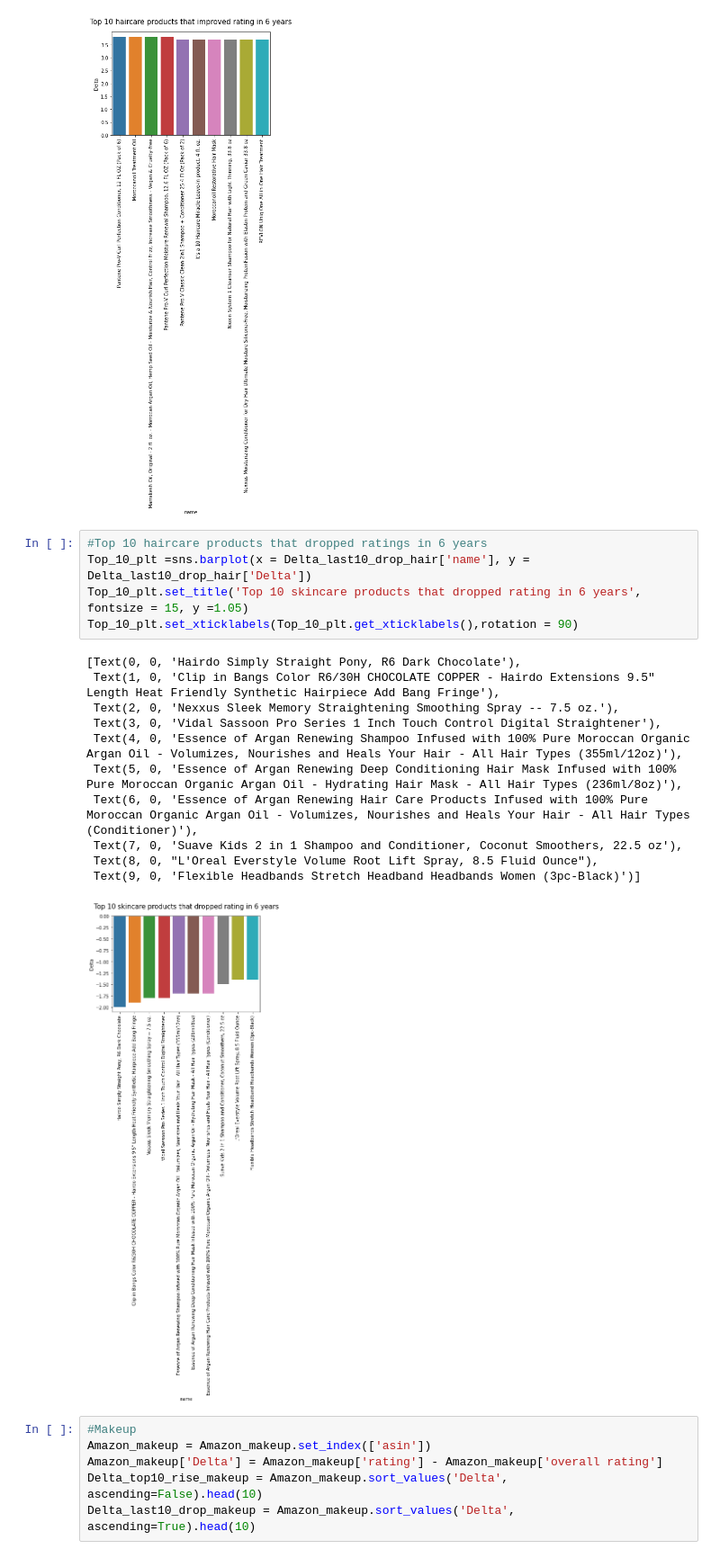
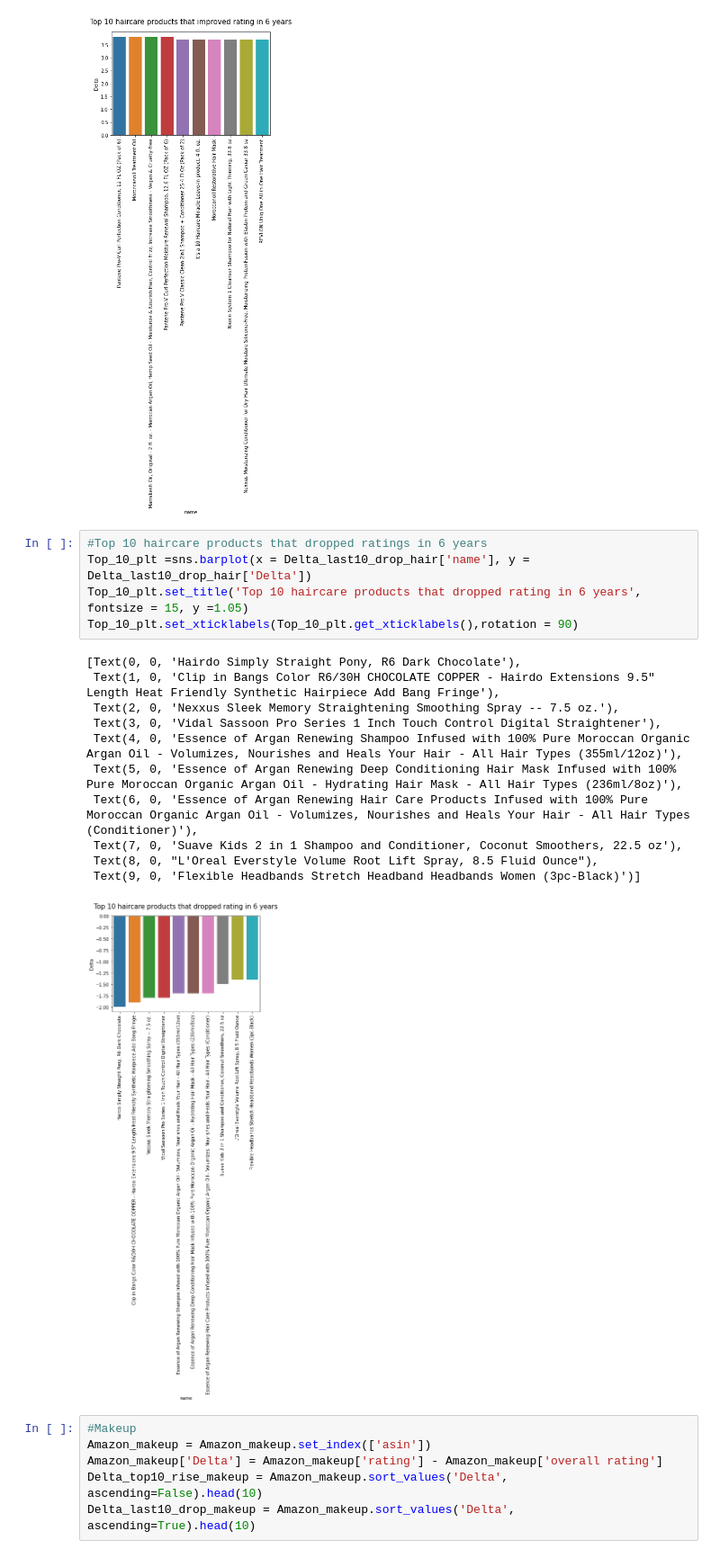
Before and after one commit to SwetaPrabh/Amazon_Web_Scraping, a Jupyter notebook: Exploratory_Data_Analysis_EDA.ipynb, the cells around one changed output. Shown at 90% size. Saved outputs shown, nothing was run; the diff lists cells and outputs as text.

```diff
--- a/Exploratory_Data_Analysis_EDA.ipynb
+++ b/Exploratory_Data_Analysis_EDA.ipynb
@@ -341,20 +341,20 @@ Top_10_plt.set_xticklabels(Top_10_plt.get_xticklabels(),rotation = 90)
 # %%
 #Top 10 haircare products that dropped ratings in 6 years
 Top_10_plt =sns.barplot(x = Delta_last10_drop_hair['name'], y = Delta_last10_drop_hair['Delta'])
-Top_10_plt.set_title('Top 10 skincare products that dropped rating in 6 years', fontsize = 15, y =1.05)
+Top_10_plt.set_title('Top 10 haircare products that dropped rating in 6 years', fontsize = 15, y =1.05)
 Top_10_plt.set_xticklabels(Top_10_plt.get_xticklabels(),rotation = 90)
 # %% [output]
 [Text(0, 0, 'Hairdo Simply Straight Pony, R6 Dark Chocolate'),
  Text(1, 0, 'Clip in Bangs Color R6/30H CHOCOLATE COPPER - Hairdo Extensions 9.5" Length Heat Friendly Synthetic Hairpiece Add Bang Fringe'),
  Text(2, 0, 'Nexxus Sleek Memory Straightening Smoothing Spray -- 7.5 oz.'),
  Text(3, 0, 'Vidal Sassoon Pro Series 1 Inch Touch Control Digital Straightener'),
  Text(4, 0, 'Essence of Argan Renewing Shampoo Infused with 100% Pure Moroccan Organic Argan Oil - Volumizes, Nourishes and Heals Your Hair - All Hair Types (355ml/12oz)'),
  Text(5, 0, 'Essence of Argan Renewing Deep Conditioning Hair Mask Infused with 100% Pure Moroccan Organic Argan Oil - Hydrating Hair Mask - All Hair Types (236ml/8oz)'),
  Text(6, 0, 'Essence of Argan Renewing Hair Care Products Infused with 100% Pure Moroccan Organic Argan Oil - Volumizes, Nourishes and Heals Your Hair - All Hair Types (Conditioner)'),
  Text(7, 0, 'Suave Kids 2 in 1 Shampoo and Conditioner, Coconut Smoothers, 22.5 oz'),
  Text(8, 0, "L'Oreal Everstyle Volume Root Lift Spray, 8.5 Fluid Ounce"),
  Text(9, 0, 'Flexible Headbands Stretch Headband Headbands Women (3pc-Black)')]
-[figure, old version]
+[figure, new version]
 # %%
 #Makeup
 Amazon_makeup = Amazon_makeup.set_index(['asin'])
```
Also changed, not shown: parts of 2 cells of this notebook.
